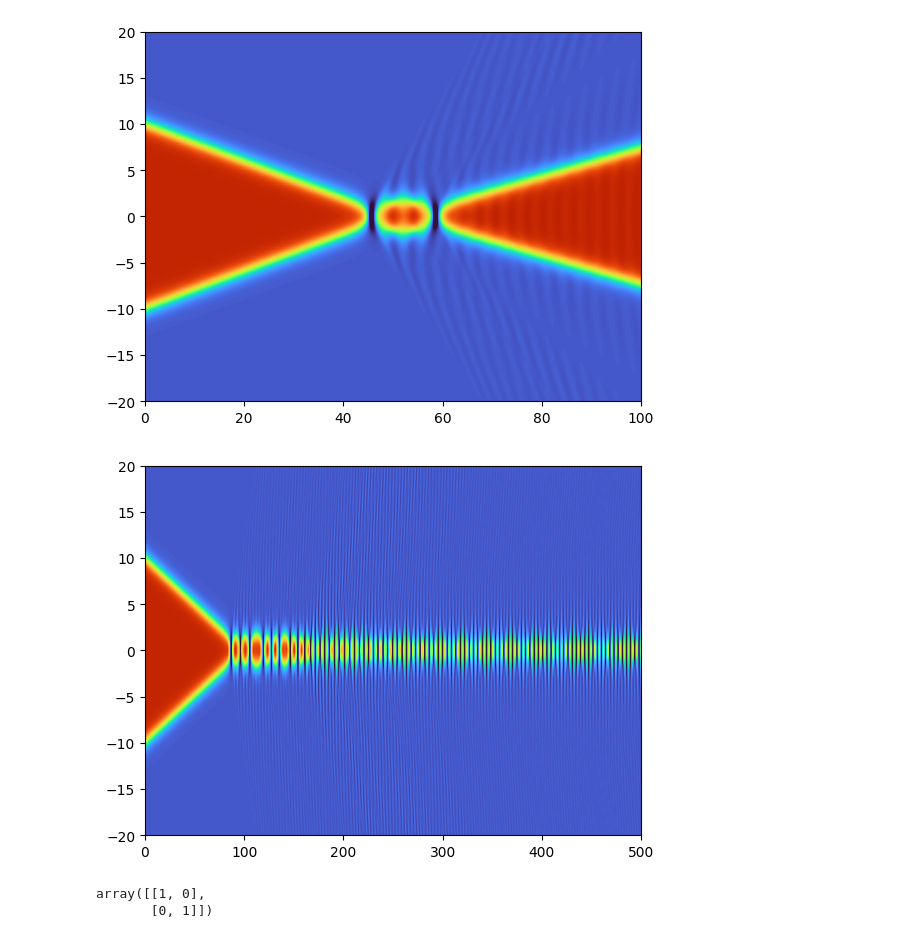
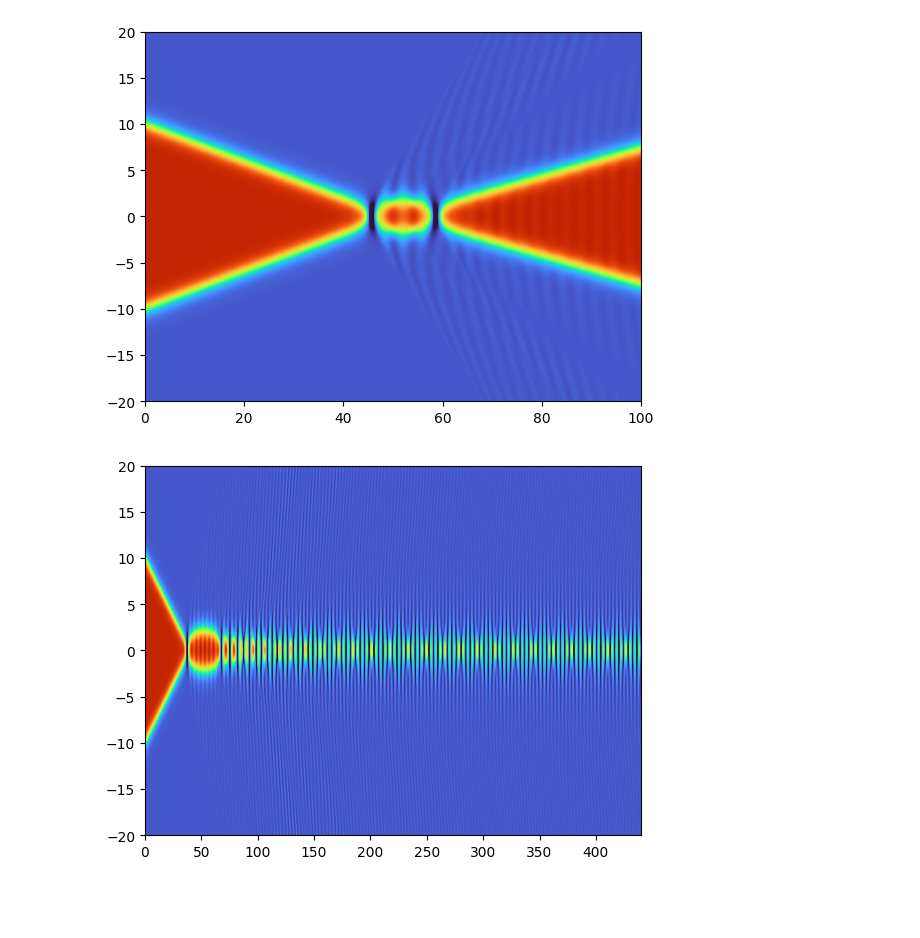
Before and after one commit to JairoSSantos/parallel-kink-scattering, a Jupyter notebook: notebooks/experiments.ipynb, the cells around one changed output. Drawn from its saved outputs; the diff is of its cells as text; code cells hidden in the pictures; blank space fills up the shorter version.

```diff
--- a/notebooks/experiments.ipynb
+++ b/notebooks/experiments.ipynb
@@ -39,18 +39,10 @@ plt.show()
 # %% [output]
 [figure]
 # %%
-v = 0.1
+v = 0.25
 grid, Y = collider.run(X0/v + 2*L, v=v)
 plt.imshow(Y[:, 0].T, cmap='turbo', vmin=-1.25, vmax=1.25, extent=grid.extent(), aspect='auto', origin='lower', interpolation='sinc')
 plt.ylim(-20, 20)
 plt.show()
 # %% [output]
-[figure, old version]
+[figure, new version]
-# %%
-np.array([
-    (1, 0),
-    (0, 1)
-]).T
-# %% [output]
-array([[1, 0],
-       [0, 1]])
```
Also changed, not shown: parts of 4 cells of this notebook, 7 other files.
